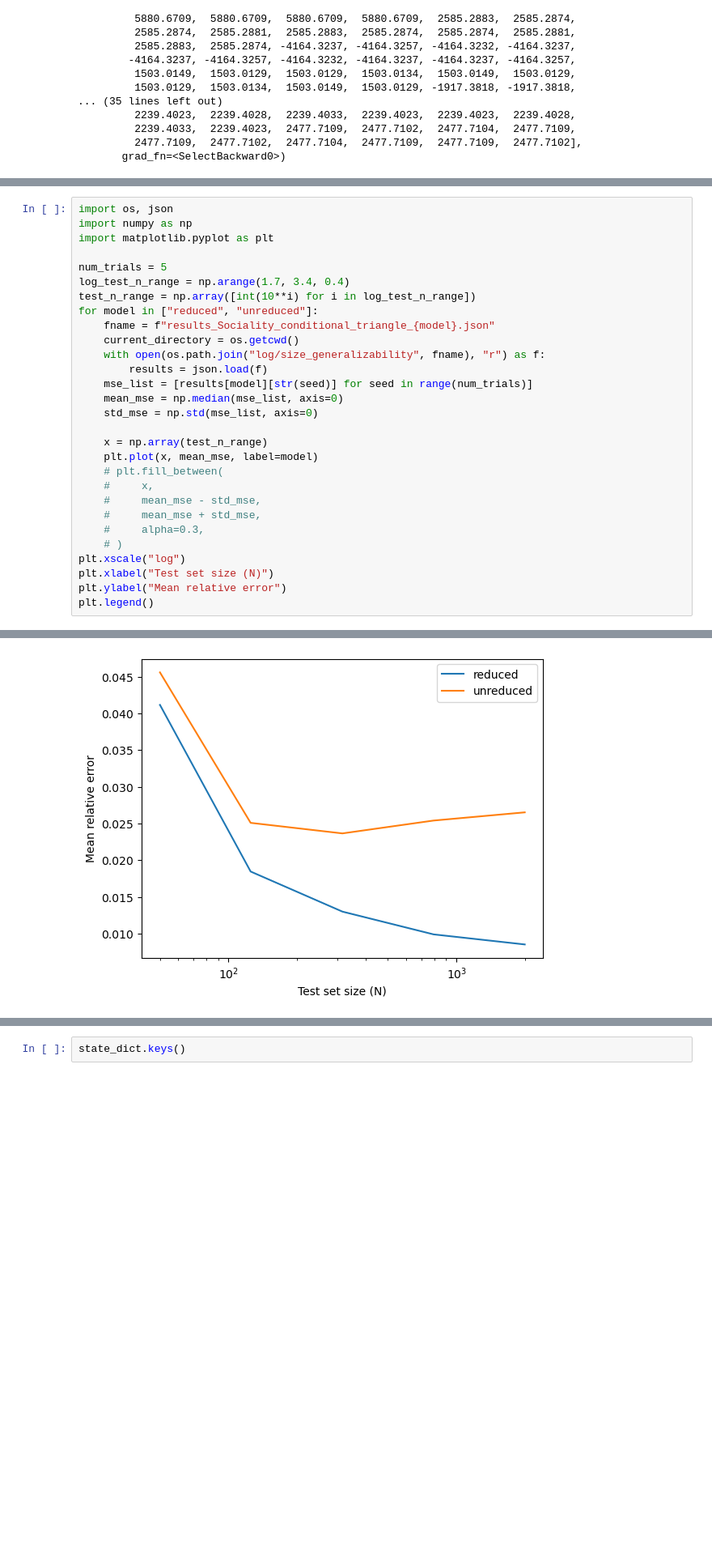
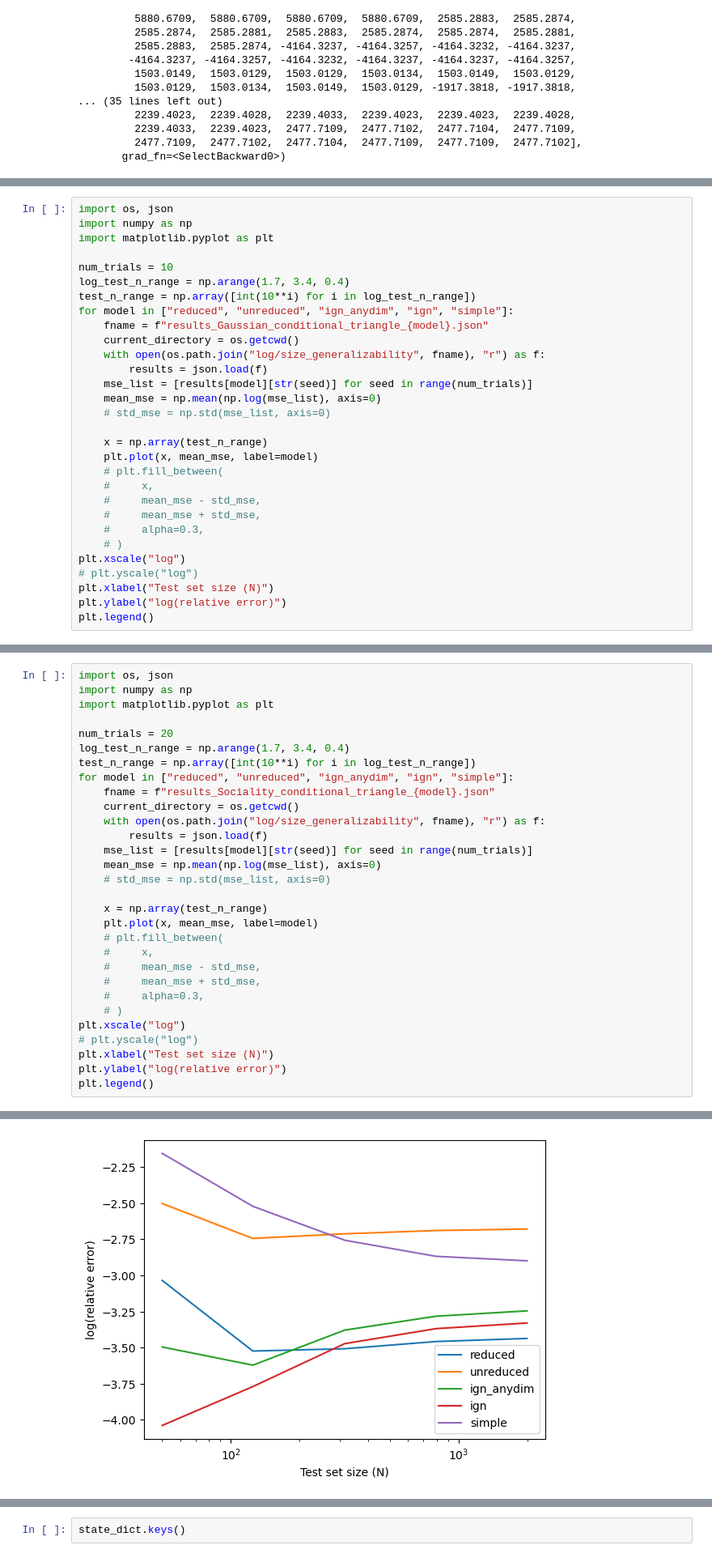
Before and after one commit to yuxinma98/transferring_transferability, a Jupyter notebook: GNN_size_generalizability/notebook.ipynb, the cells around one changed output, grey strips where cells are left out. Shown at 81% size. Cells and saved outputs as stored; diff of their text form; blank space fills up the shorter version.

Commit message:
Change spiked to gaussian and fix coeffciient.

```diff
--- a/GNN_size_generalizability/notebook.ipynb
+++ b/GNN_size_generalizability/notebook.ipynb
@@ -136,3 +152,33 @@ plt.legend()
 # %% [output]
 <matplotlib.legend.Legend at 0x...>
 [figure]
+# %%
+import os, json
+import numpy as np
+import matplotlib.pyplot as plt
+
+num_trials = 10
+log_test_n_range = np.arange(1.7, 3.4, 0.4)
+test_n_range = np.array([int(10**i) for i in log_test_n_range])
+for model in ["reduced", "unreduced", "ign_anydim", "ign", "simple"]:
+    fname = f"results_Gaussian_conditional_triangle_{model}.json"
+    current_directory = os.getcwd()
+    with open(os.path.join("log/size_generalizability", fname), "r") as f:
+        results = json.load(f)
+    mse_list = [results[model][str(seed)] for seed in range(num_trials)]
+    mean_mse = np.mean(np.log(mse_list), axis=0)
+    # std_mse = np.std(mse_list, axis=0)
+
+    x = np.array(test_n_range)
+    plt.plot(x, mean_mse, label=model)
+    # plt.fill_between(
+    #     x,
+    #     mean_mse - std_mse,
+    #     mean_mse + std_mse,
+    #     alpha=0.3,
+    # )
+plt.xscale("log")
+# plt.yscale("log")
+plt.xlabel("Test set size (N)")
+plt.ylabel("log(relative error)")
+plt.legend()
@@ -139,32 +188,33 @@ plt.legend()
 # %%
 import os, json
 import numpy as np
 import matplotlib.pyplot as plt
 
-num_trials = 5
+num_trials = 20
 log_test_n_range = np.arange(1.7, 3.4, 0.4)
 test_n_range = np.array([int(10**i) for i in log_test_n_range])
-for model in ["reduced", "unreduced"]:
+for model in ["reduced", "unreduced", "ign_anydim", "ign", "simple"]:
     fname = f"results_Sociality_conditional_triangle_{model}.json"
     current_directory = os.getcwd()
     with open(os.path.join("log/size_generalizability", fname), "r") as f:
         results = json.load(f)
     mse_list = [results[model][str(seed)] for seed in range(num_trials)]
-    mean_mse = np.median(mse_list, axis=0)
-    std_mse = np.std(mse_list, axis=0)
+    mean_mse = np.mean(np.log(mse_list), axis=0)
+    # std_mse = np.std(mse_list, axis=0)
 
     x = np.array(test_n_range)
     plt.plot(x, mean_mse, label=model)
     # plt.fill_between(
     #     x,
     #     mean_mse - std_mse,
     #     mean_mse + std_mse,
     #     alpha=0.3,
     # )
 plt.xscale("log")
+# plt.yscale("log")
 plt.xlabel("Test set size (N)")
-plt.ylabel("Mean relative error")
+plt.ylabel("log(relative error)")
 plt.legend()
 # %% [output]
 <matplotlib.legend.Legend at 0x...>
-[figure, old version]
+[figure, new version]
```
Also changed, not shown: parts of 5 cells of this notebook, 3 other files.
